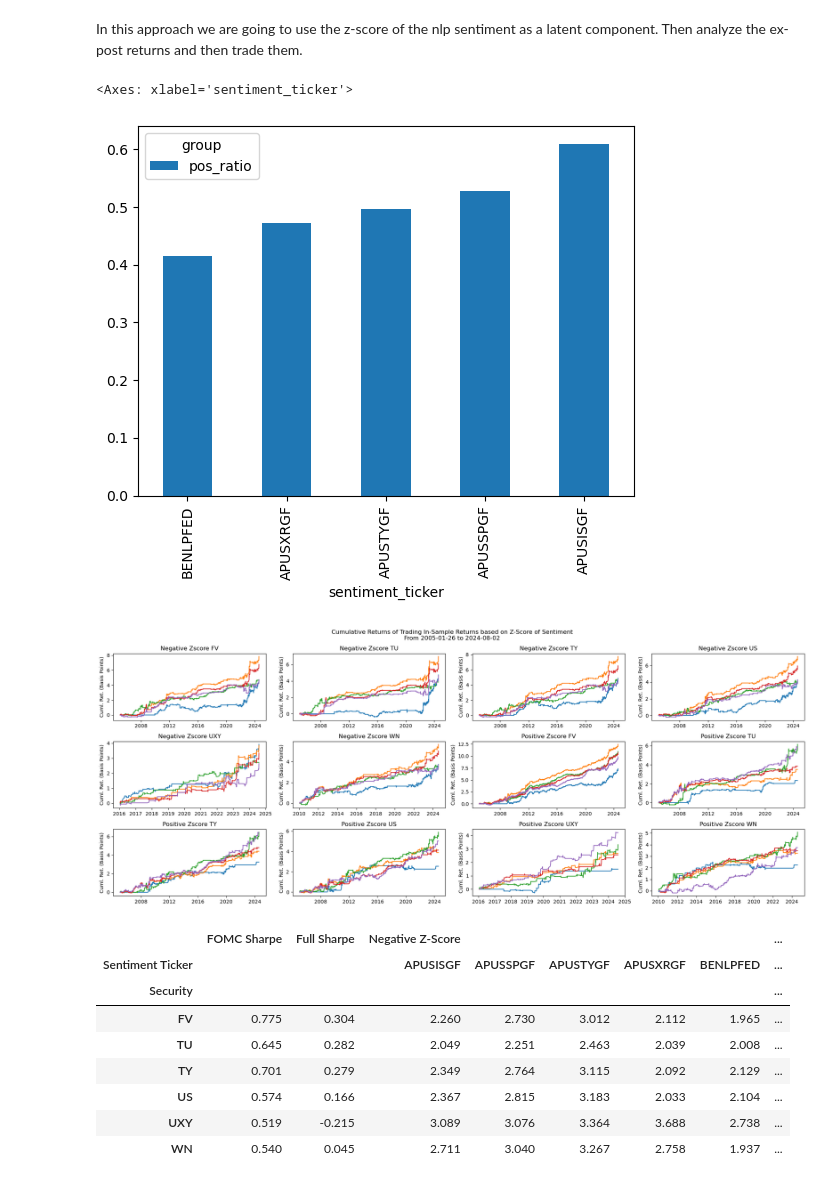
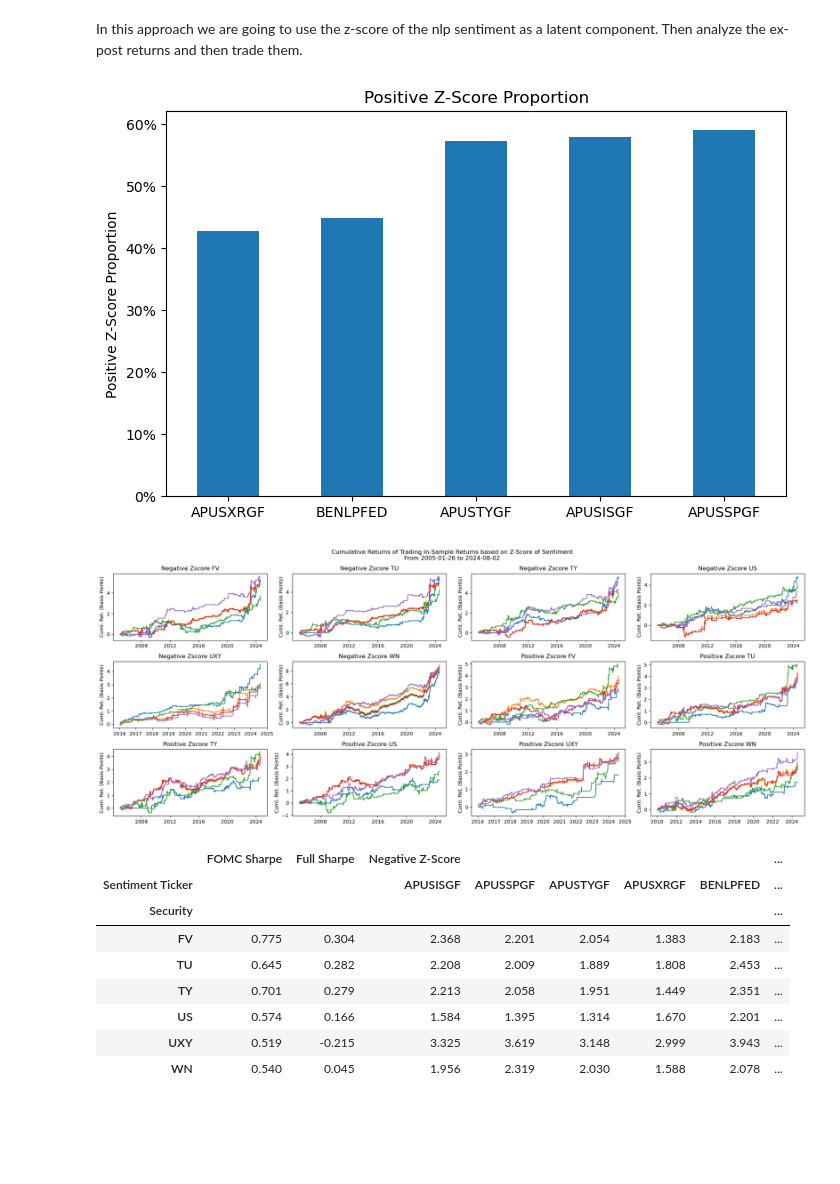
Before and after one commit to diegodalvarez/FOMCDrift, a Jupyter notebook: notebooks/2ConditionedBacktests.ipynb, the cells around one changed output. Drawn from its saved outputs; the diff is of its cells as text; code cells hidden in the pictures; blank space fills up the shorter version.

```diff
--- a/notebooks/backtests/InitialTsyBacktests.ipynb
+++ b/notebooks/2ConditionedBacktests.ipynb
@@ -6,7 +9,7 @@ import matplotlib.pyplot as plt
 # %% [markdown]
 # Get Data
 # %%
-root_path = os.path.abspath(os.path.join(os.getcwd(), "..", ".."))
+root_path = os.path.abspath(os.path.join(os.getcwd(), ".."))
 data_path = os.path.join(root_path, "data")
 raw_path  = os.path.join(data_path, "RawData")
 tsy_path  = os.path.join(raw_path, "TreasuryFutures.parquet")
@@ -242,24 +245,34 @@ df_zscore      = (pd.read_parquet(
     [["date", "security", "lag_zscore"]])
 # %%
 df_event_group = (df_dates.query(
-    "day == day.max()").
+    "day == day.min()").
     merge(right = df_zscore, how = "inner", on = ["date"]).
     assign(group = lambda x: np.where(x.lag_zscore < 0, "neg_zscore", "pos_zscore"))
     [["event", "security", "group"]].
     rename(columns = {"security": "sentiment_ticker"}))
 # %%
+fig, axes = plt.subplots(figsize = (8,5))
+
 (df_event_group.groupby(
     ["group", "sentiment_ticker"]).
     agg("count").
     reset_index().
     pivot(index = "sentiment_ticker", columns = "group", values = "event").
     assign(pos_ratio = lambda x: x.pos_zscore / x.sum(axis = 1))
     [["pos_ratio"]].
     sort_values("pos_ratio").
-    plot(kind = "bar"))
+    plot(
+        kind   = "bar",
+        xlabel = "",
+        legend = False,
+        rot    = 0,
+        ylabel = "Positive Z-Score Proportion",
+        title  = "Positive Z-Score Proportion",
+        ax     = axes))
+
+axes.yaxis.set_major_formatter(FuncFormatter(lambda x, _: f"{x:.0%}"))
 # %% [output]
-<Axes: xlabel='sentiment_ticker'>
-[figure, old version]
+[figure, new version]
 # %%
 df_group_prep = (df_tsy_prep.merge(
     right = df_dates, how = "inner", on = ["date"]).
@@ -312,7 +325,7 @@ fig.suptitle("Cumulative Returns of Trading In-Sample Returns based on Z-Score o
     df_is_conditioned.date.max()))
 plt.tight_layout()
 # %% [output]
-[figure, old version]
+[figure, new version]
 # %%
 (df_is_conditioned[
     ["security", "sentiment_ticker", "group", "signal_rtn"]].
@@ -342,9 +355,9 @@ plt.tight_layout()
 |  | FOMC Sharpe | Full Sharpe | Negative Z-Score |  |  |  |  | ... |
 | Sentiment Ticker |  |  | APUSISGF | APUSSPGF | APUSTYGF | APUSXRGF | BENLPFED | ... |
 | Security |  |  |  |  |  |  |  | ... |
-| FV | 0.775 | 0.304 | 2.260 | 2.730 | 3.012 | 2.112 | 1.965 | ... |
-| TU | 0.645 | 0.282 | 2.049 | 2.251 | 2.463 | 2.039 | 2.008 | ... |
-| TY | 0.701 | 0.279 | 2.349 | 2.764 | 3.115 | 2.092 | 2.129 | ... |
-| US | 0.574 | 0.166 | 2.367 | 2.815 | 3.183 | 2.033 | 2.104 | ... |
-| UXY | 0.519 | -0.215 | 3.089 | 3.076 | 3.364 | 3.688 | 2.738 | ... |
-| WN | 0.540 | 0.045 | 2.711 | 3.040 | 3.267 | 2.758 | 1.937 | ... |
+| FV | 0.775 | 0.304 | 2.368 | 2.201 | 2.054 | 1.383 | 2.183 | ... |
+| TU | 0.645 | 0.282 | 2.208 | 2.009 | 1.889 | 1.808 | 2.453 | ... |
+| TY | 0.701 | 0.279 | 2.213 | 2.058 | 1.951 | 1.449 | 2.351 | ... |
+| US | 0.574 | 0.166 | 1.584 | 1.395 | 1.314 | 1.670 | 2.201 | ... |
+| UXY | 0.519 | -0.215 | 3.325 | 3.619 | 3.148 | 2.999 | 3.943 | ... |
+| WN | 0.540 | 0.045 | 1.956 | 2.319 | 2.030 | 1.588 | 2.078 | ... |
```
Also changed, not shown: parts of 9 cells of this notebook, 6 other files.
